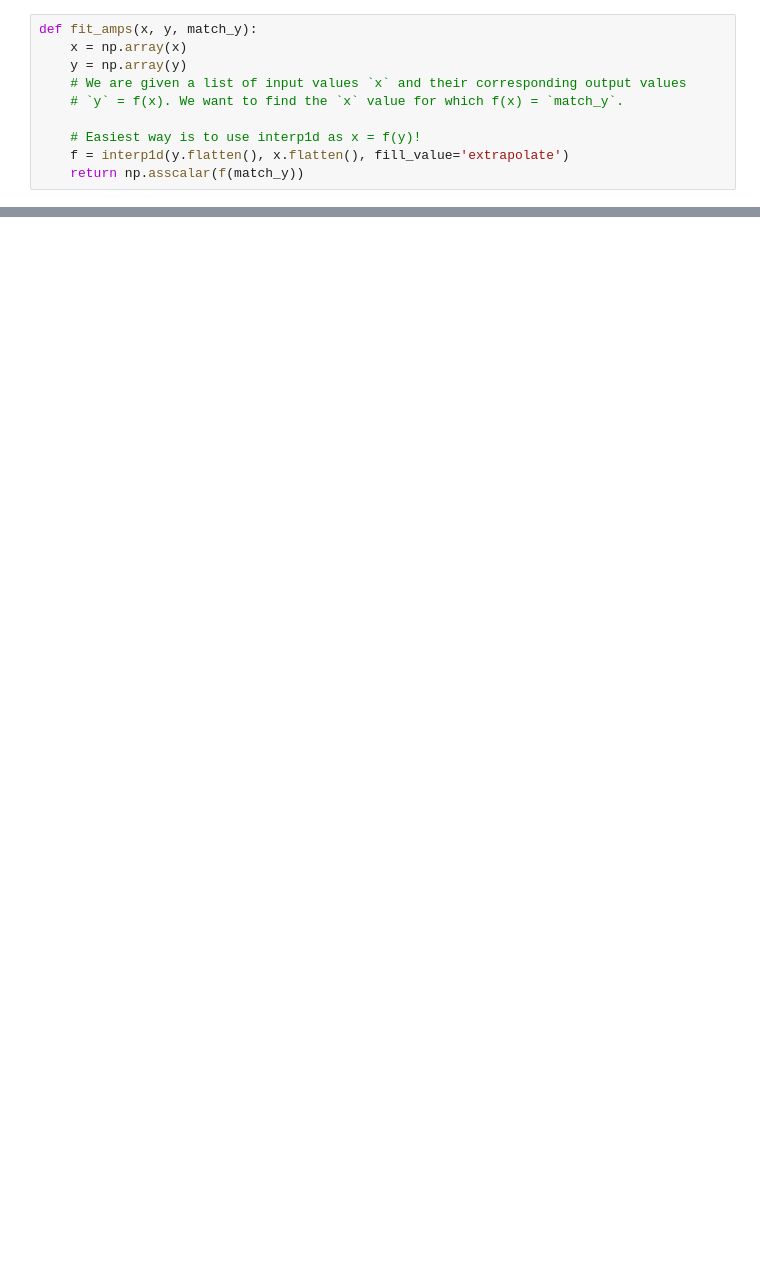
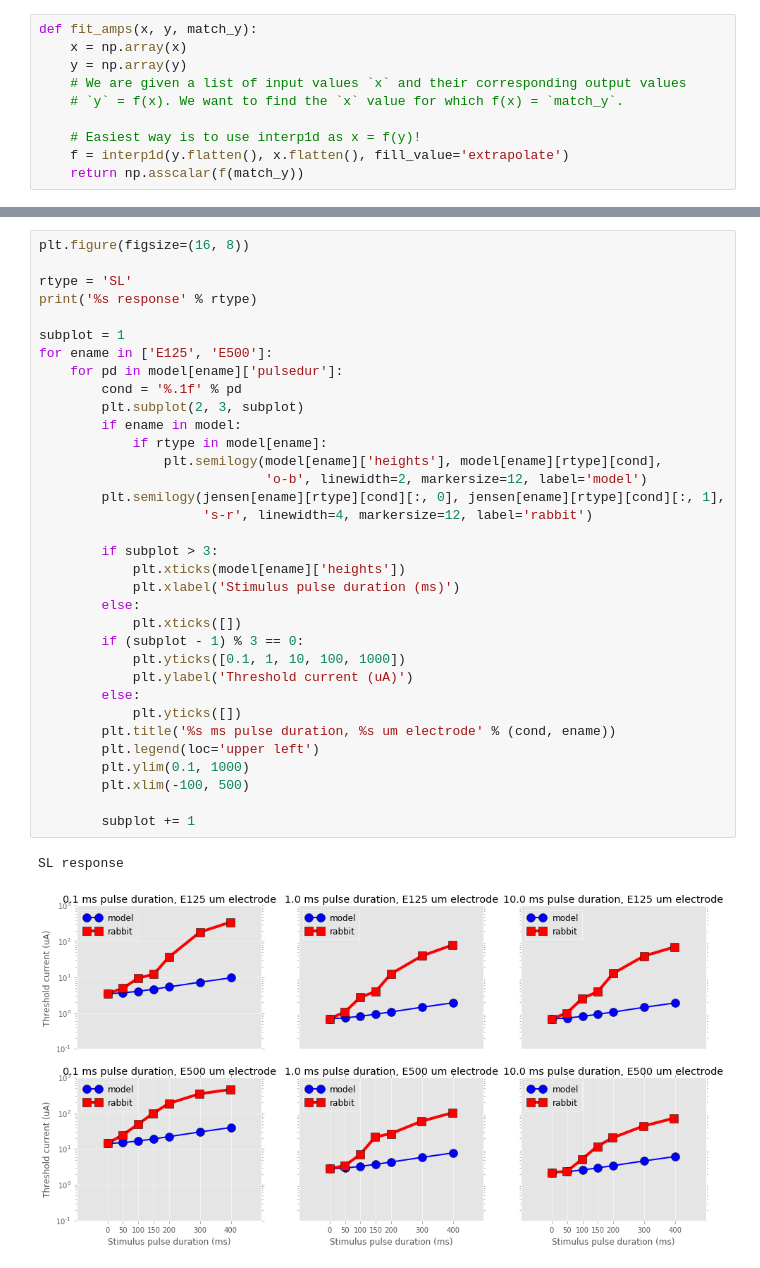
Before and after one commit to mbeyeler/pulse2percept, a Jupyter notebook: examples/notebooks/2.0-jensen2005-fig5.ipynb, the cells around one changed output, grey strips where cells are left out. Drawn from its saved outputs; the diff is of its cells as text; blank space fills up the shorter version.

```diff
--- a/examples/notebooks/2.0-jensen2005-fig5.ipynb
+++ b/examples/notebooks/2.0-jensen2005-fig5.ipynb
@@ -380,0 +367,37 @@ plt.savefig('jensen2005_fig5.png')
+# %%
+plt.figure(figsize=(16, 8))
+
+rtype = 'SL'
+print('%s response' % rtype)
+
+subplot = 1
+for ename in ['E125', 'E500']:
+    for pd in model[ename]['pulsedur']:
+        cond = '%.1f' % pd
+        plt.subplot(2, 3, subplot)
+        if ename in model:
+            if rtype in model[ename]:
+                plt.semilogy(model[ename]['heights'], model[ename][rtype][cond],
+                             'o-b', linewidth=2, markersize=12, label='model')
+        plt.semilogy(jensen[ename][rtype][cond][:, 0], jensen[ename][rtype][cond][:, 1],
+                     's-r', linewidth=4, markersize=12, label='rabbit')
+
+        if subplot > 3:
+            plt.xticks(model[ename]['heights'])
+            plt.xlabel('Stimulus pulse duration (ms)')
+        else:
+            plt.xticks([])
+        if (subplot - 1) % 3 == 0:
+            plt.yticks([0.1, 1, 10, 100, 1000])
+            plt.ylabel('Threshold current (uA)')
+        else:
+            plt.yticks([])
+        plt.title('%s ms pulse duration, %s um electrode' % (cond, ename))
+        plt.legend(loc='upper left')
+        plt.ylim(0.1, 1000)
+        plt.xlim(-100, 500)
+
+        subplot += 1
+# %% [output]
+SL response
+[figure, added]
```
Also changed, not shown: parts of 25 cells of this notebook, 2 other files.
